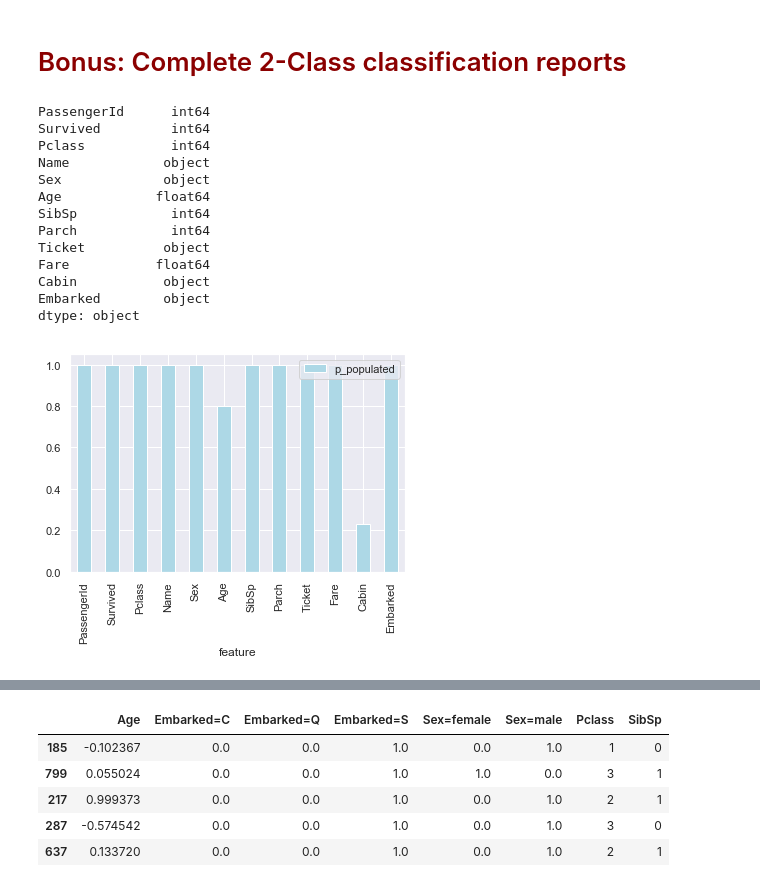
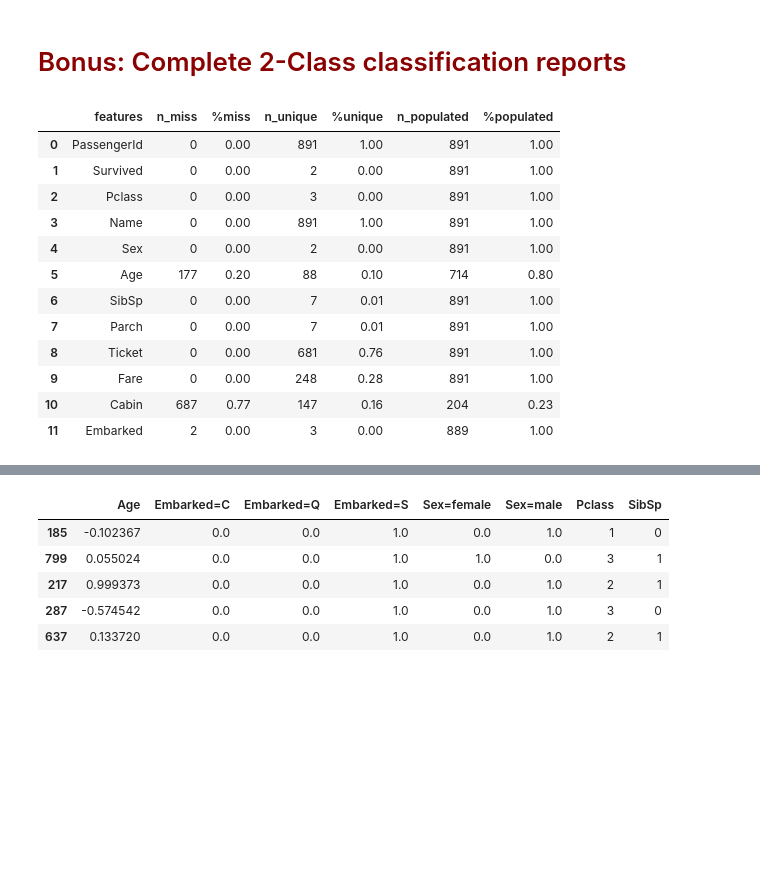
Before and after one commit to swatakit/ml-workflow-sklearn-pipeline, a Jupyter notebook: Webinar - Simplify ML workflow with sklearn.pipeline - Final.ipynb, the cells around one changed output, grey strips where cells are left out. Cells and saved outputs as stored; diff of their text form; code cells hidden in the pictures; blank space fills up the shorter version.

```diff
--- a/Webinar - Simplify ML workflow with sklearn.pipeline - Final.ipynb
+++ b/Webinar - Simplify ML workflow with sklearn.pipeline - Final.ipynb
@@ -714,25 +724,25 @@ array([[0.53157139, 0.46842861],
 # %% [markdown]
 # <font color=darkred>Bonus: Complete 2-Class classification reports</font>
 # %%
-from custom_functions import generate_miss_report
+from utils.CustomFunctions import generate_miss_report
 
 titanic = pd.read_csv('./data/titanic_train.csv')
 titanic_missing = generate_miss_report(titanic)
+titanic_missing
 # %% [output]
-PassengerId      int64
-Survived         int64
-Pclass           int64
-Name            object
-Sex             object
-Age            float64
-SibSp            int64
-Parch            int64
-Ticket          object
-Fare           float64
-Cabin           object
-Embarked        object
-dtype: object
-[figure, removed]
+|  | features | n_miss | %miss | n_unique | %unique | n_populated | %populated |
+| 0 | PassengerId | 0 | 0.00 | 891 | 1.00 | 891 | 1.00 |
+| 1 | Survived | 0 | 0.00 | 2 | 0.00 | 891 | 1.00 |
+| 2 | Pclass | 0 | 0.00 | 3 | 0.00 | 891 | 1.00 |
+| 3 | Name | 0 | 0.00 | 891 | 1.00 | 891 | 1.00 |
+| 4 | Sex | 0 | 0.00 | 2 | 0.00 | 891 | 1.00 |
+| 5 | Age | 177 | 0.20 | 88 | 0.10 | 714 | 0.80 |
+| 6 | SibSp | 0 | 0.00 | 7 | 0.01 | 891 | 1.00 |
+| 7 | Parch | 0 | 0.00 | 7 | 0.01 | 891 | 1.00 |
+| 8 | Ticket | 0 | 0.00 | 681 | 0.76 | 891 | 1.00 |
+| 9 | Fare | 0 | 0.00 | 248 | 0.28 | 891 | 1.00 |
+| 10 | Cabin | 687 | 0.77 | 147 | 0.16 | 204 | 0.23 |
+| 11 | Embarked | 2 | 0.00 | 3 | 0.00 | 889 | 1.00 |
 # %%
 titanic.head()
 # %% [output]
```
Also changed, not shown: parts of 15 cells of this notebook.
